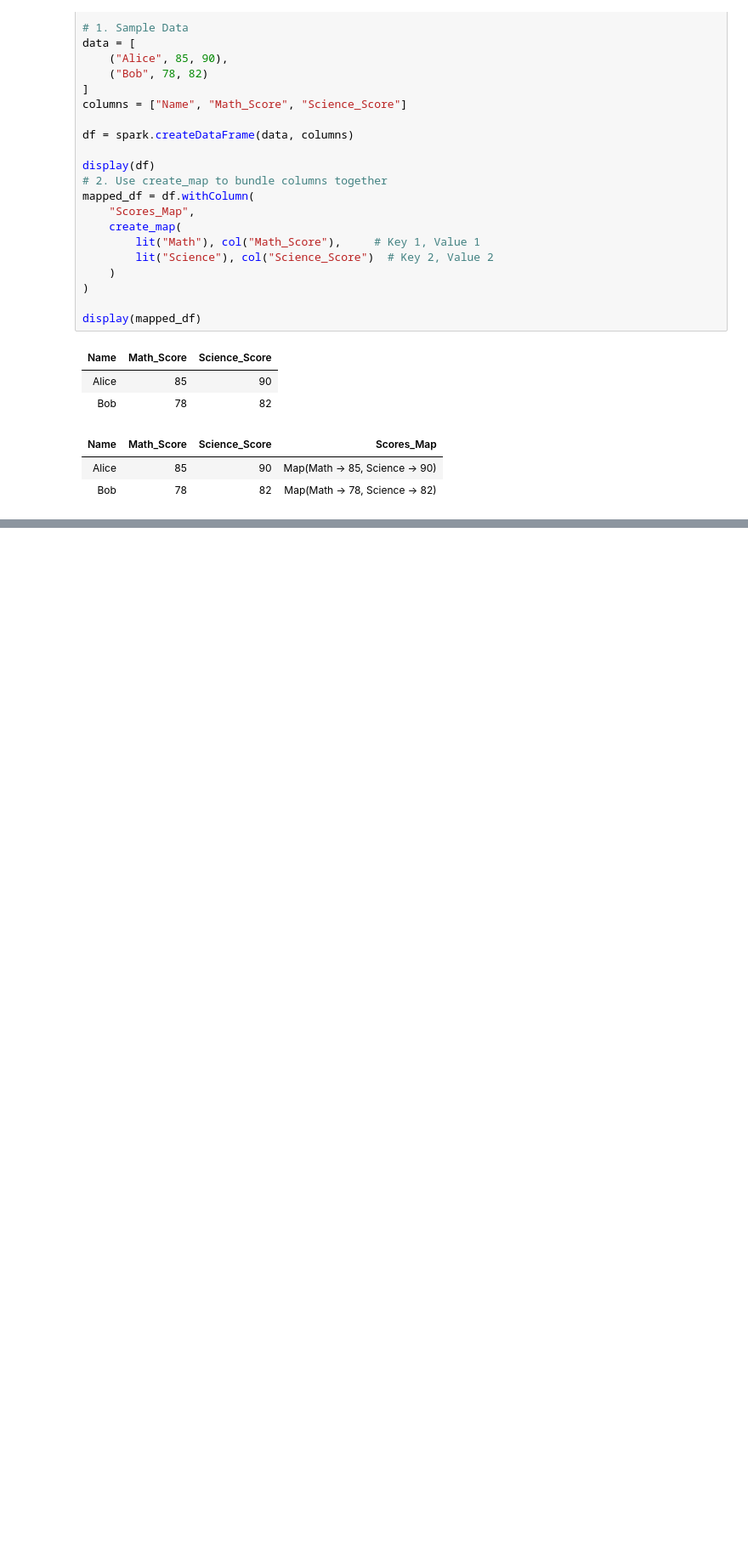
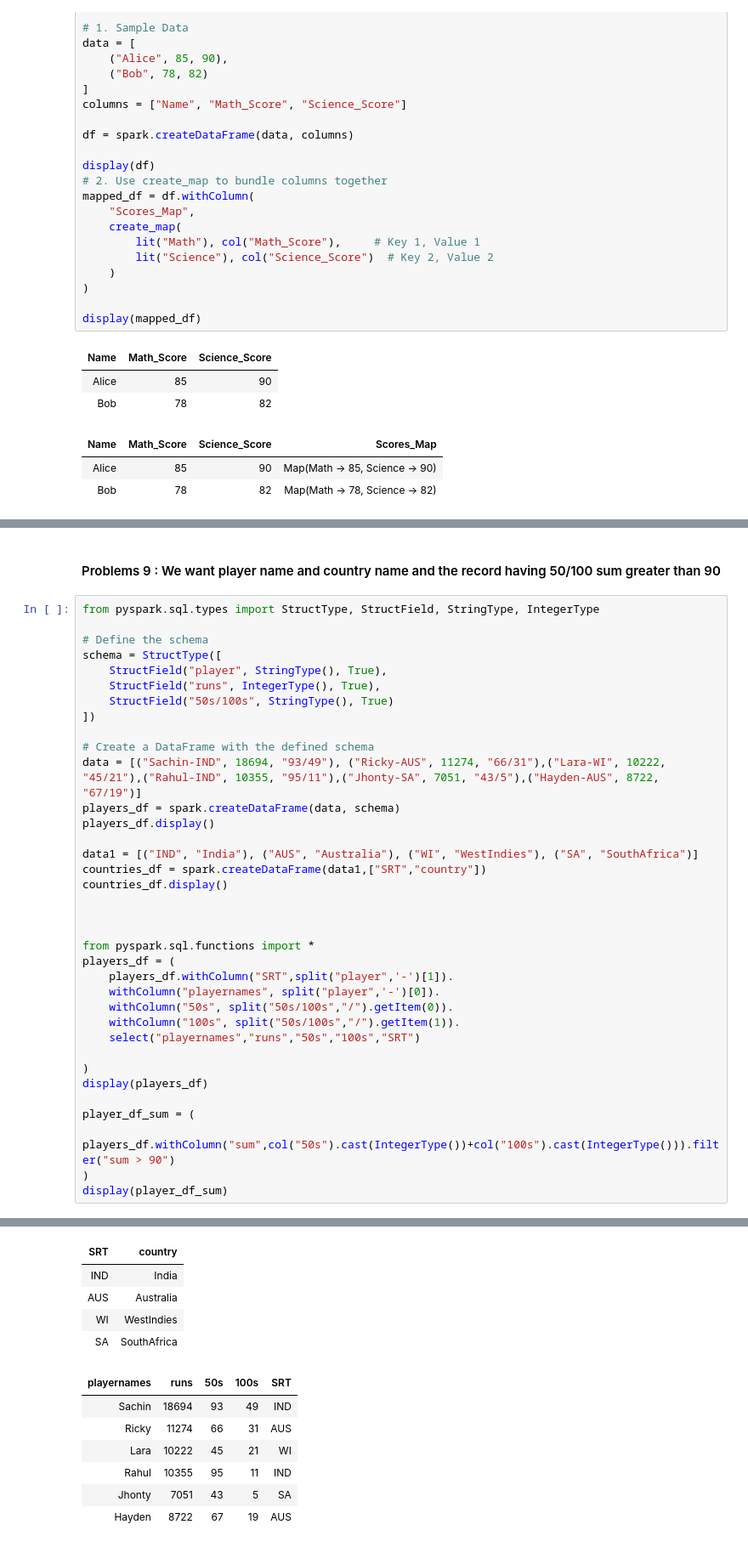
Before and after one commit to punitmore31/GCP_DE, a Jupyter notebook: Pyspark_SQL Notebook/Pyspark+SQL_problems.ipynb, the cells around one changed output, grey strips where cells are left out. Shown at 85% size. Saved outputs shown, nothing was run; the diff lists cells and outputs as text; blank space fills up the shorter version.

```diff
--- a/Pyspark_SQL Notebook/Pyspark+SQL_problems.ipynb
+++ b/Pyspark_SQL Notebook/Pyspark+SQL_problems.ipynb
@@ -733,0 +762,39 @@ sum:45
+# %% [markdown]
+#### Problems 9 : We want player name and country name and the record having 50/100 sum greater than 90
+# %%
+from pyspark.sql.types import StructType, StructField, StringType, IntegerType
+
+# Define the schema
+schema = StructType([
+    StructField("player", StringType(), True),
+    StructField("runs", IntegerType(), True),
+    StructField("50s/100s", StringType(), True)
+])
+
+# Create a DataFrame with the defined schema
+data = [("Sachin-IND", 18694, "93/49"), ("Ricky-AUS", 11274, "66/31"),("Lara-WI", 10222, "45/21"),("Rahul-IND", 10355, "95/11"),("Jhonty-SA", 7051, "43/5"),("Hayden-AUS", 8722, "67/19")]
+players_df = spark.createDataFrame(data, schema)
+players_df.display()
+
+data1 = [("IND", "India"), ("AUS", "Australia"), ("WI", "WestIndies"), ("SA", "SouthAfrica")]
+countries_df = spark.createDataFrame(data1,["SRT","country"])
+countries_df.display()
+
+
+
+from pyspark.sql.functions import *
+players_df = (
+    players_df.withColumn("SRT",split("player",'-')[1]).
+    withColumn("playernames", split("player",'-')[0]).
+    withColumn("50s", split("50s/100s","/").getItem(0)).
+    withColumn("100s", split("50s/100s","/").getItem(1)).
+    select("playernames","runs","50s","100s","SRT")
+
+)
+display(players_df)
+
+player_df_sum = (
+    players_df.withColumn("sum",col("50s").cast(IntegerType())+col("100s").cast(IntegerType())).filter("sum > 90")
+)
+display(player_df_sum)
+# %% [output]
@@ -733,0 +808,12 @@ sum:45
+| SRT | country |
+| IND | India |
+| AUS | Australia |
+| WI | WestIndies |
+| SA | SouthAfrica |
+| playernames | runs | 50s | 100s | SRT |
+| Sachin | 18694 | 93 | 49 | IND |
+| Ricky | 11274 | 66 | 31 | AUS |
+| Lara | 10222 | 45 | 21 | WI |
+| Rahul | 10355 | 95 | 11 | IND |
+| Jhonty | 7051 | 43 | 5 | SA |
+| Hayden | 8722 | 67 | 19 | AUS |
```
Also changed, not shown: parts of 36 cells of this notebook, 1 other file.
